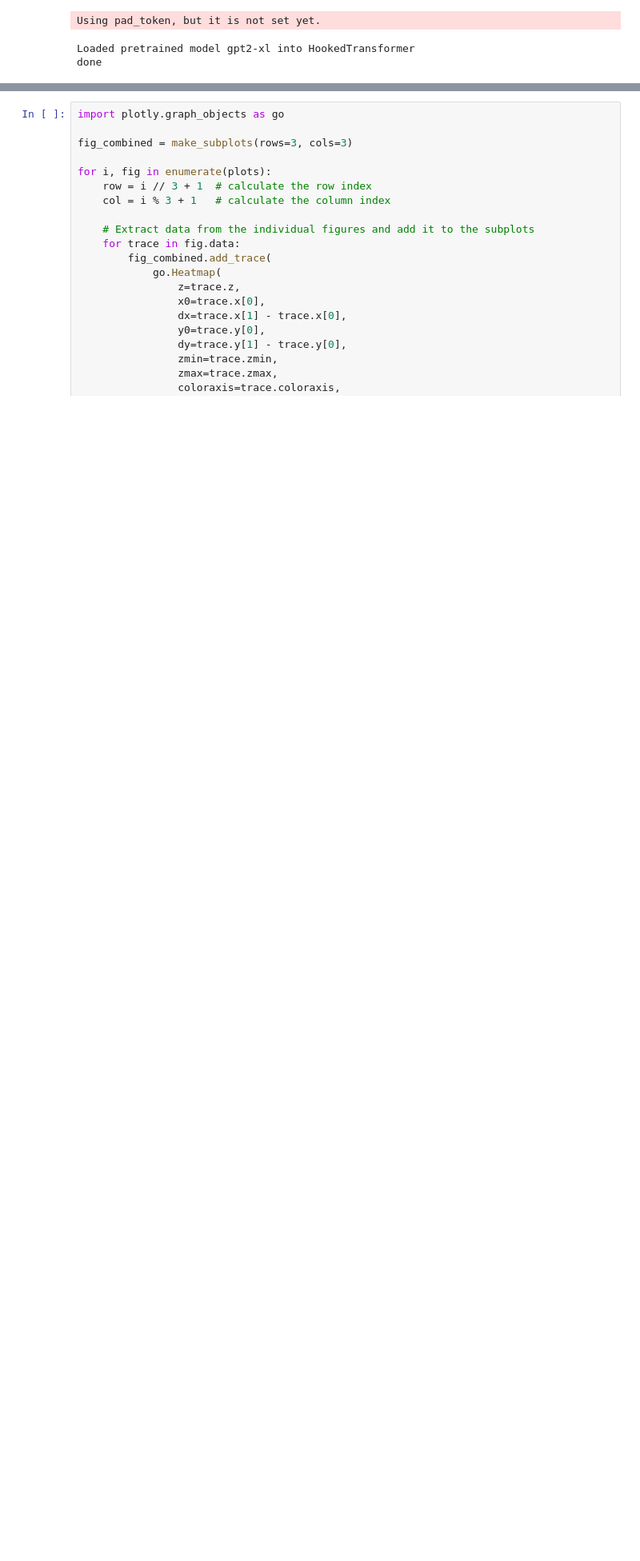
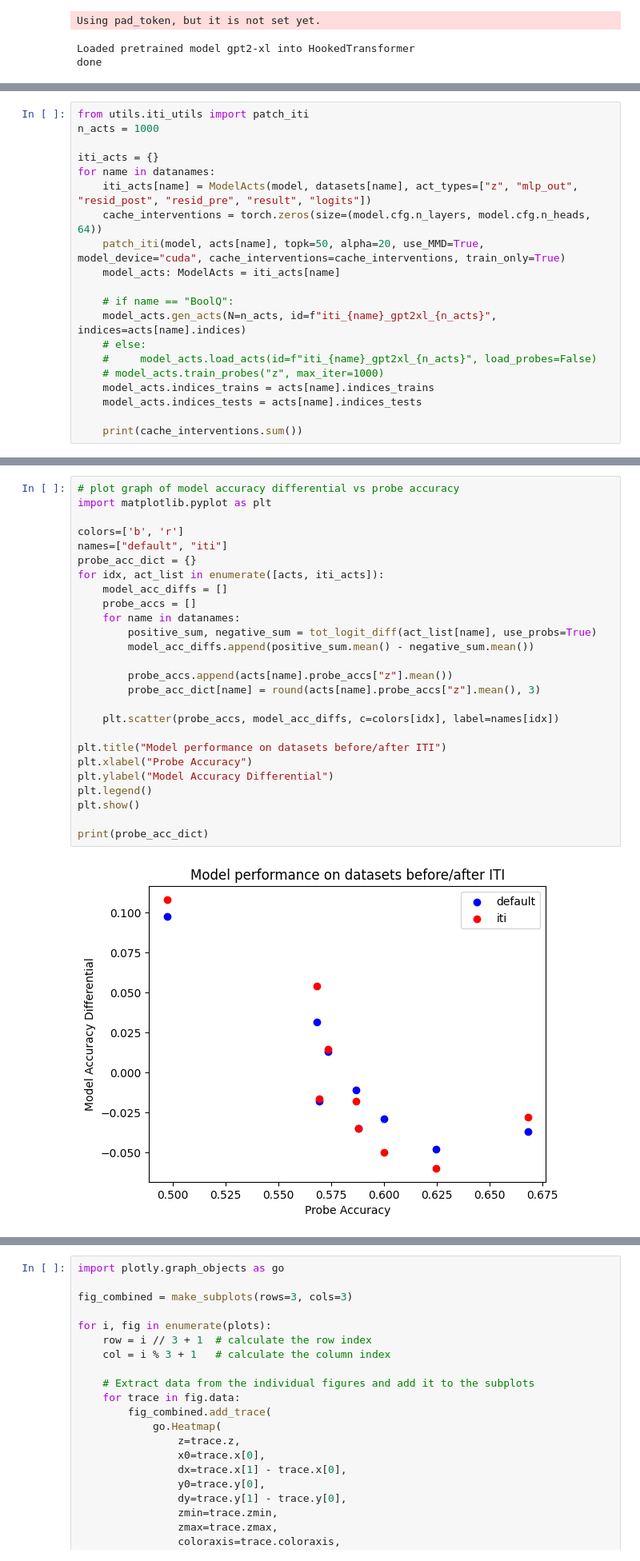
Before and after one commit to magikarp01/iti_capstone, a Jupyter notebook: generalization.ipynb, the cells around one changed output, grey strips where cells are left out. Shown at 80% size. Drawn from its saved outputs; the diff is of its cells as text; blank space fills up the shorter version.

```diff
--- a/generalization.ipynb
+++ b/generalization.ipynb
@@ -105,0 +342,20 @@ Stored at ez_gpt2xl_1000
+# %%
+from utils.iti_utils import patch_iti
+n_acts = 1000
+
+iti_acts = {}
+for name in datanames:
+    iti_acts[name] = ModelActs(model, datasets[name], act_types=["z", "mlp_out", "resid_post", "resid_pre", "result", "logits"])
+    cache_interventions = torch.zeros(size=(model.cfg.n_layers, model.cfg.n_heads, 64))
+    patch_iti(model, acts[name], topk=50, alpha=20, use_MMD=True, model_device="cuda", cache_interventions=cache_interventions, train_only=True)
+    model_acts: ModelActs = iti_acts[name]
+
+    # if name == "BoolQ":
+    model_acts.gen_acts(N=n_acts, id=f"iti_{name}_gpt2xl_{n_acts}", indices=acts[name].indices)
+    # else:
+    #     model_acts.load_acts(id=f"iti_{name}_gpt2xl_{n_acts}", load_probes=False)
+    # model_acts.train_probes("z", max_iter=1000)
+    model_acts.indices_trains = acts[name].indices_trains
+    model_acts.indices_tests = acts[name].indices_tests
+
+    print(cache_interventions.sum())
@@ -105,0 +381,28 @@ Stored at ez_gpt2xl_1000
+# %%
+# plot graph of model accuracy differential vs probe accuracy
+import matplotlib.pyplot as plt
+
+colors=['b', 'r']
+names=["default", "iti"]
+probe_acc_dict = {}
+for idx, act_list in enumerate([acts, iti_acts]):
+    model_acc_diffs = []
+    probe_accs = []
+    for name in datanames:
+        positive_sum, negative_sum = tot_logit_diff(act_list[name], use_probs=True)
+        model_acc_diffs.append(positive_sum.mean() - negative_sum.mean())
+
+        probe_accs.append(acts[name].probe_accs["z"].mean())
+        probe_acc_dict[name] = round(acts[name].probe_accs["z"].mean(), 3)
+
+    plt.scatter(probe_accs, model_acc_diffs, c=colors[idx], label=names[idx])
+
+plt.title("Model performance on datasets before/after ITI")
+plt.xlabel("Probe Accuracy")
+plt.ylabel("Model Accuracy Differential")
+plt.legend()
+plt.show()
+
+print(probe_acc_dict)
+# %% [output]
+[figure, added]
```
Also changed, not shown: parts of 33 cells of this notebook, 7 other files.
